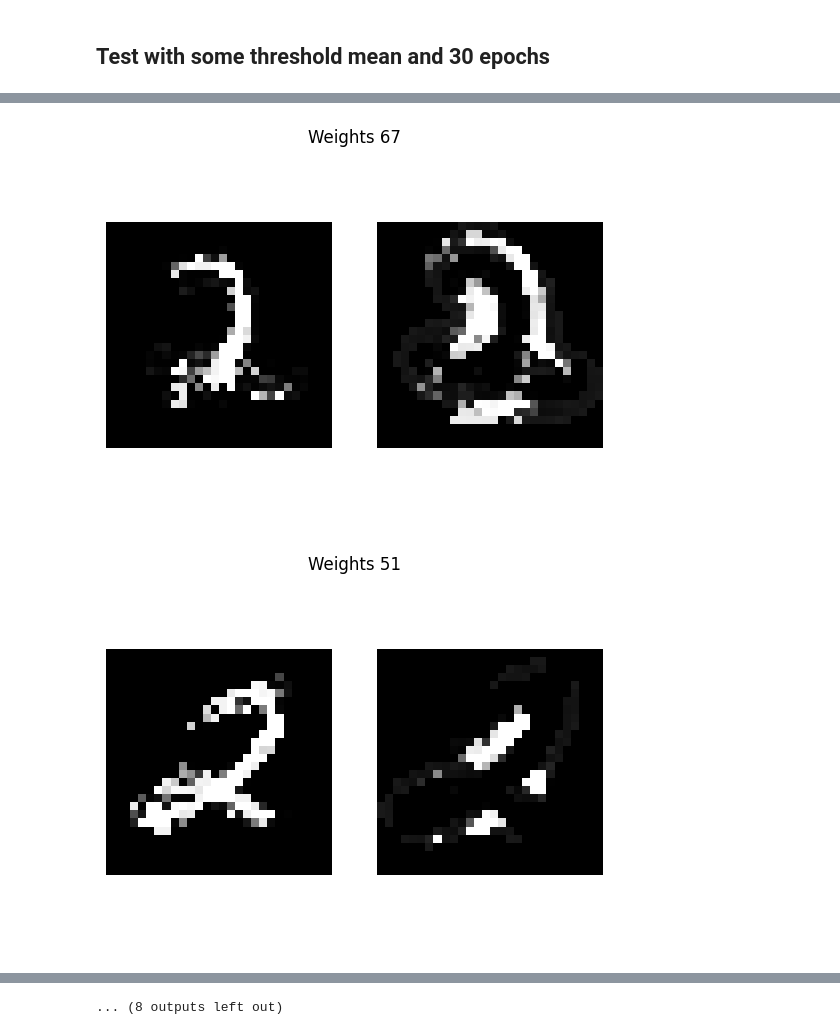
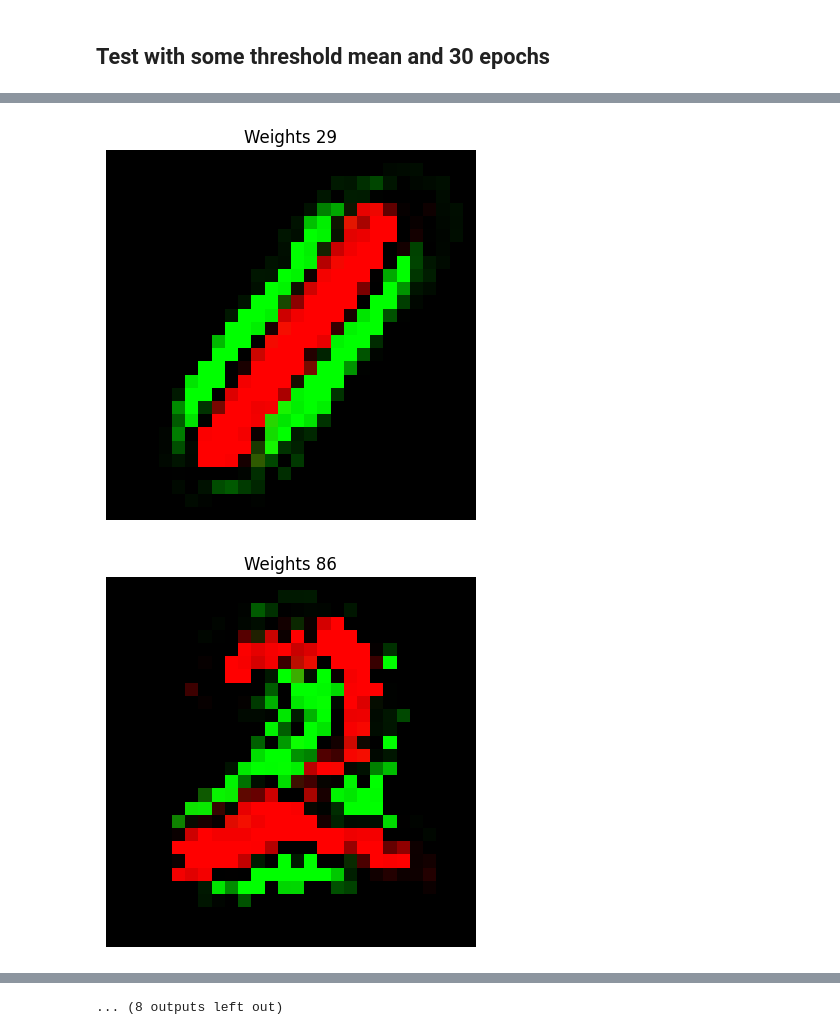
Before and after one commit to razvan404/dummy-snn, a Jupyter notebook: optimize_hyperparams.ipynb, the cells around one changed output, grey strips where cells are left out. Drawn from its saved outputs; the diff is of its cells as text; code cells hidden in the pictures.

Commit message:
Migrate project from numpy to torch

```diff
--- a/optimize_hyperparams.ipynb
+++ b/optimize_hyperparams.ipynb
@@ -89,15 +39,15 @@ def train(model: IntegrateAndFireOptimizedLayer, monitor: Monitor, num_epochs: i
             for incoming_spikes, current_time, dt in iterate_spikes(spikes, shape=(max_z, max_x, max_y)):
                 output_spike = model.forward(incoming_spikes.flatten(), current_time=current_time, dt=dt)
                 if should_visualize:
-                    if np.any(output_spike == 1.0):
+                    if torch.any(output_spike == 1.0):
                         membrane_potentials.append([
                             model.thresholds[idx] if output_spike[idx] else model.membrane_potentials[idx]
                             for idx in range(model.num_outputs)
                         ])
                         membrane_potentials_times.append(current_time)
-                    membrane_potentials.append(model.membrane_potentials.copy())
+                    membrane_potentials.append(model.membrane_potentials.clone())
                     membrane_potentials_times.append(current_time)
-                elif np.any(output_spike == 1.0):
+                elif torch.any(output_spike == 1.0):
                     break
             pre_spike_times = times.flatten()
 
@@ -108,8 +58,8 @@ def train(model: IntegrateAndFireOptimizedLayer, monitor: Monitor, num_epochs: i
                 post_spike_times = model.spike_times
 
                 SpikesVisualization.plot_pre_post_spikes(
-                    pre_spike_times,
-                    post_spike_times,
+                    pre_spike_times.numpy(),
+                    post_spike_times.numpy(),
                     title=f"Pre-synaptic vs Post-synaptic. Epoch {epoch_idx} - Batch {batch_idx} - Label {label}",
                     unique_colors=True
                 )
@@ -133,7 +83,7 @@ def dataloader_to_spike_times(model: IntegrateAndFireOptimizedLayer, arg_dataloa
         X.append(model.spike_times)
         y.append(label)
         model.reset()
-    return np.array(X), np.array(y)
+    return torch.tensor(X), torch.tensor(y)
 
 def eval_snn(model: IntegrateAndFireOptimizedLayer, *, visualize: bool = False):
     evaluator = SpikingClassifierEvaluator(model, dataloader, test_dataloader, shape=(max_z, max_x, max_y))
@@ -146,17 +96,19 @@ def eval_snn(model: IntegrateAndFireOptimizedLayer, *, visualize: bool = False):
     accuracy, precision, recall, f1 = evaluator.train_classifier_and_compute_metrics(visualize=visualize)
     return accuracy, precision, recall, f1
 
-def visualize_neurons(model: IntegrateAndFireOptimizedLayer, neurons_indices: list[int] = None):
-    for i in neurons_indices if neurons_indices is not None else range(model.num_outputs):
+def visualize_weights(model, neurons_indices=None):
+    if neurons_indices is None:
+        neurons_indices = range(model.num_outputs)
+
+    for i in neurons_indices:
         img = model.weights[i].reshape((max_z, max_x, max_y))
+        padding = torch.zeros((1, max_x, max_y), device=img.device)
+        img = torch.cat([img, padding], dim=0)
+        img = img.permute(1, 2, 0).detach().cpu().numpy()
+
         plt.title(f"Weights {i}")
         plt.axis("off")
-        plt.subplot(1, 2, 1)
-        plt.imshow(img[0, :, :], cmap='grey')
-        plt.axis("off")
-        plt.subplot(1, 2, 2)
-        plt.imshow(img[1, :, :], cmap='grey')
-        plt.axis("off")
+        plt.imshow(img)
         plt.show()
 # %% [markdown]
 ## Fixed params
@@ -188,7 +140,7 @@ model_test = IntegrateAndFireOptimizedLayer(
     learning_mechanism=stdp,
     competition_mechanism=wta,
     threshold=threshold_mean,
-    refractory_period=np.inf,
+    refractory_period=float('inf'),
     threshold_initialization=threshold_initialization,
     threshold_adaptation=threshold_adaptation,
 )
@@ -219,5 +171,5 @@ F1 Score: 0.81
 # %%
-visualize_neurons(model_test, monitor.most_active_neurons(20))
+visualize_weights(model_test, monitor.most_active_neurons(20))
 # %% [output]
-[figure, old version]
+[figure, new version]
-[figure, old version]
+[figure, new version]
```
Also changed, not shown: parts of 5 cells of this notebook, 34 other files.
